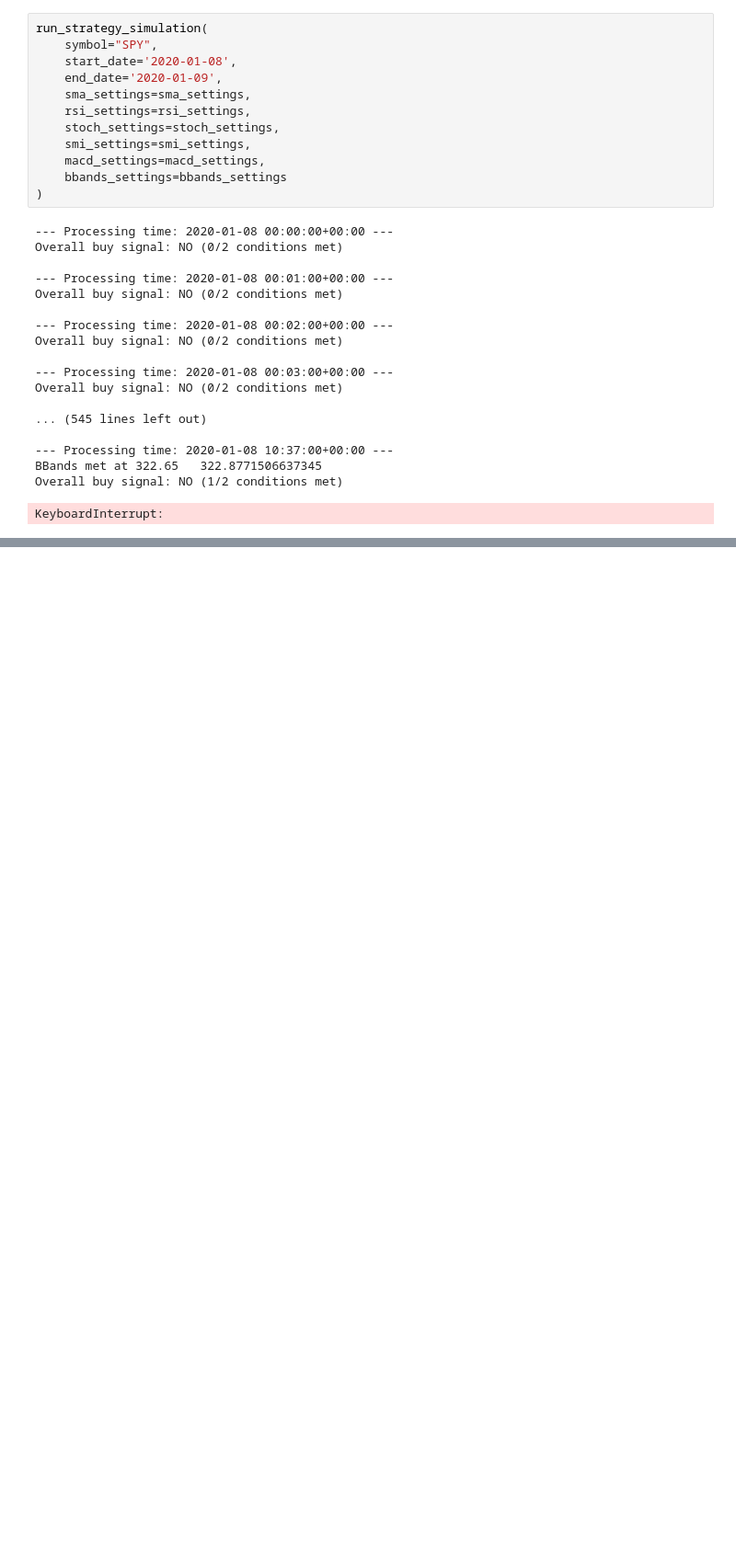
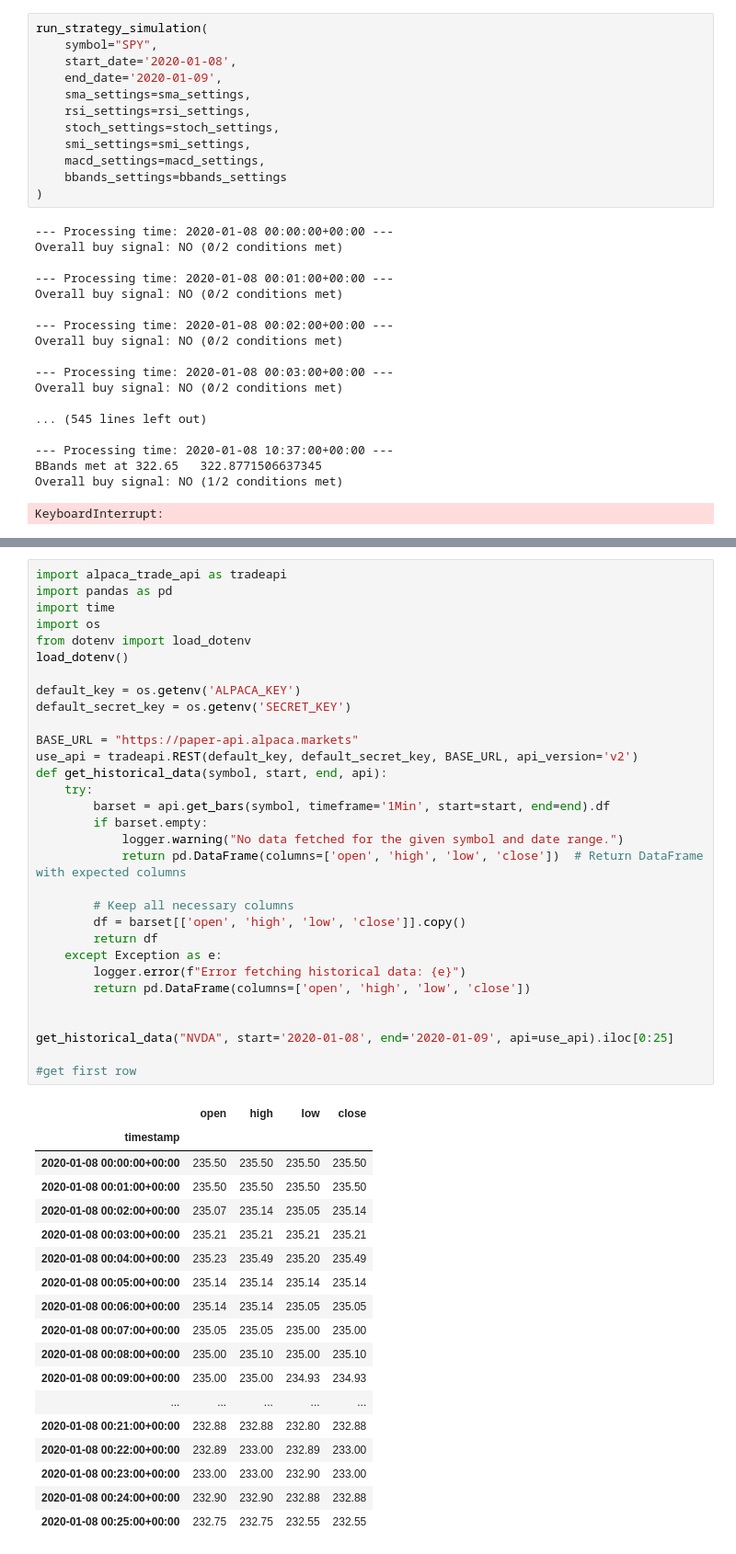
Before and after one commit to Ryan-Kung/Quant-Forge, a Jupyter notebook: backtesting_test.ipynb, the cells around one changed output, grey strips where cells are left out. Shown at 92% size. Cells and saved outputs as stored; diff of their text form; blank space fills up the shorter version.

```diff
--- a/backtesting_test.ipynb
+++ b/backtesting_test.ipynb
@@ -711,0 +675,50 @@ ValueError: The truth value of a Series is ambiguous. Use a.empty, a.bool(), a.i
+# %%
+import alpaca_trade_api as tradeapi
+import pandas as pd
+import time
+import os
+from dotenv import load_dotenv
+load_dotenv()
+
+default_key = os.getenv('ALPACA_KEY')
+default_secret_key = os.getenv('SECRET_KEY')
+
+BASE_URL = "https://paper-api.alpaca.markets"
+use_api = tradeapi.REST(default_key, default_secret_key, BASE_URL, api_version='v2')
+def get_historical_data(symbol, start, end, api):
+    try:
+        barset = api.get_bars(symbol, timeframe='1Min', start=start, end=end).df
+        if barset.empty:
+            logger.warning("No data fetched for the given symbol and date range.")
+            return pd.DataFrame(columns=['open', 'high', 'low', 'close'])  # Return DataFrame with expected columns
+
+        # Keep all necessary columns
+        df = barset[['open', 'high', 'low', 'close']].copy()
+        return df
+    except Exception as e:
+        logger.error(f"Error fetching historical data: {e}")
+        return pd.DataFrame(columns=['open', 'high', 'low', 'close'])
+
+
+get_historical_data("NVDA", start='2020-01-08', end='2020-01-09', api=use_api).iloc[0:25]
+
+#get first row
+# %% [output]
+|  | open | high | low | close |
+| timestamp |  |  |  |  |
+| 2020-01-08 00:00:00+00:00 | 235.50 | 235.50 | 235.50 | 235.50 |
+| 2020-01-08 00:01:00+00:00 | 235.50 | 235.50 | 235.50 | 235.50 |
+| 2020-01-08 00:02:00+00:00 | 235.07 | 235.14 | 235.05 | 235.14 |
+| 2020-01-08 00:03:00+00:00 | 235.21 | 235.21 | 235.21 | 235.21 |
+| 2020-01-08 00:04:00+00:00 | 235.23 | 235.49 | 235.20 | 235.49 |
+| 2020-01-08 00:05:00+00:00 | 235.14 | 235.14 | 235.14 | 235.14 |
+| 2020-01-08 00:06:00+00:00 | 235.14 | 235.14 | 235.05 | 235.05 |
+| 2020-01-08 00:07:00+00:00 | 235.05 | 235.05 | 235.00 | 235.00 |
+| 2020-01-08 00:08:00+00:00 | 235.00 | 235.10 | 235.00 | 235.10 |
+| 2020-01-08 00:09:00+00:00 | 235.00 | 235.00 | 234.93 | 234.93 |
+| ... | ... | ... | ... | ... |
+| 2020-01-08 00:21:00+00:00 | 232.88 | 232.88 | 232.80 | 232.88 |
+| 2020-01-08 00:22:00+00:00 | 232.89 | 233.00 | 232.89 | 233.00 |
+| 2020-01-08 00:23:00+00:00 | 233.00 | 233.00 | 232.90 | 233.00 |
+| 2020-01-08 00:24:00+00:00 | 232.90 | 232.90 | 232.88 | 232.88 |
+| 2020-01-08 00:25:00+00:00 | 232.75 | 232.75 | 232.55 | 232.55 |
```
Also changed, not shown: parts of 2 cells of this notebook, 1 other file.
